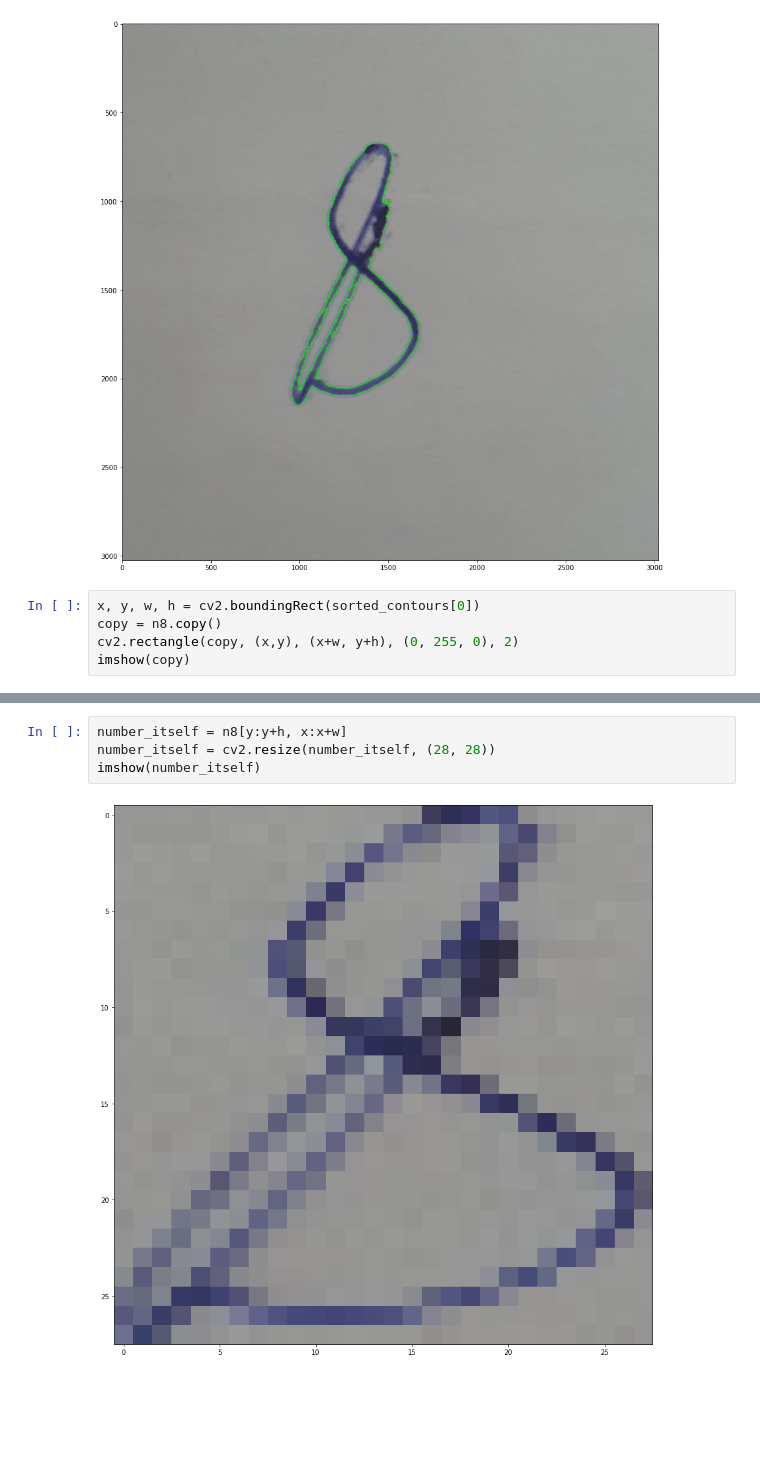
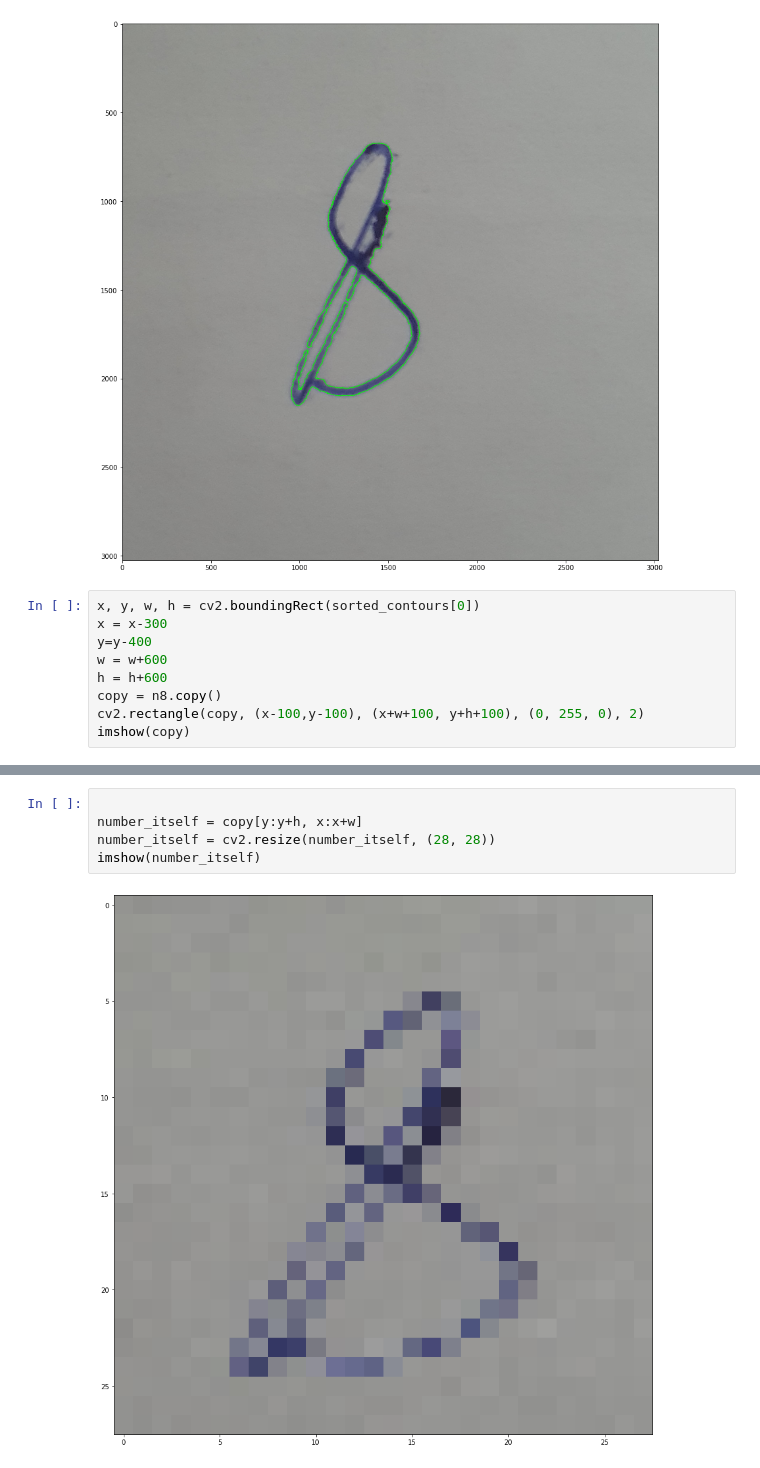
Before and after one commit to sardorick/opencv_projects, a Jupyter notebook: handwritten_digits/testy.ipynb, the cells around one changed output, grey strips where cells are left out. Drawn from its saved outputs; the diff is of its cells as text; blank space fills up the shorter version.

```diff
--- a/handwritten_digits/testy.ipynb
+++ b/handwritten_digits/testy.ipynb
@@ -60,7 +59,11 @@ imshow(copy)
 [figure]
 # %%
 x, y, w, h = cv2.boundingRect(sorted_contours[0])
+x = x-300
+y=y-400
+w = w+600
+h = h+600
 copy = n8.copy()
-cv2.rectangle(copy, (x,y), (x+w, y+h), (0, 255, 0), 2)
+cv2.rectangle(copy, (x-100,y-100), (x+w+100, y+h+100), (0, 255, 0), 2)
 imshow(copy)
 # %% [output]
@@ -68,9 +71,10 @@ imshow(copy)
 # %%
-number_itself = n8[y:y+h, x:x+w]
+
+number_itself = copy[y:y+h, x:x+w]
 number_itself = cv2.resize(number_itself, (28, 28))
 imshow(number_itself)
 # %% [output]
-[figure, old version]
+[figure, new version]
 # %%
 gray_n8=number_itself.copy()
 gray_n8=cv2.cvtColor(gray_n8, cv2.COLOR_BGR2GRAY)
```
Also changed, not shown: parts of 4 cells of this notebook, 4 other files.
